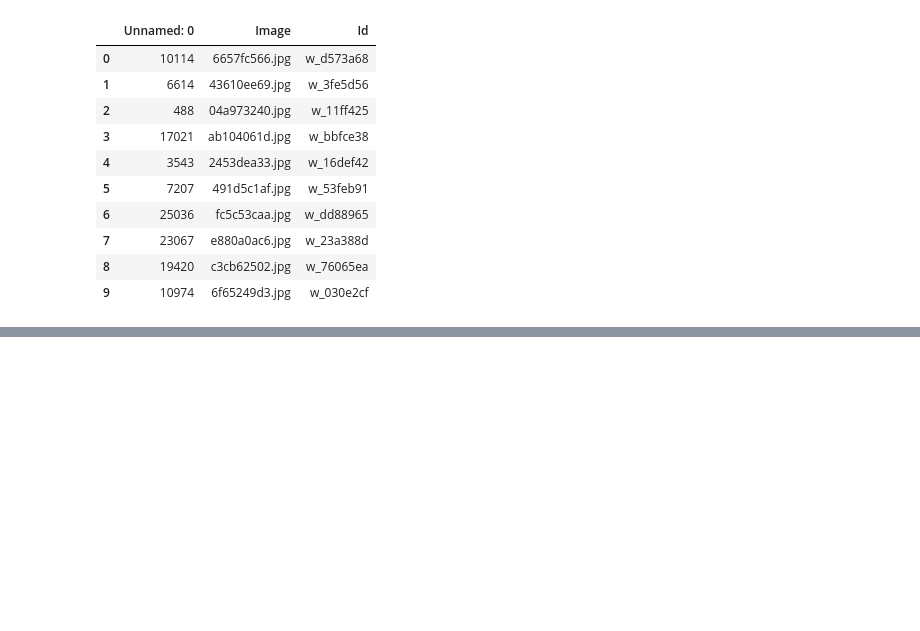
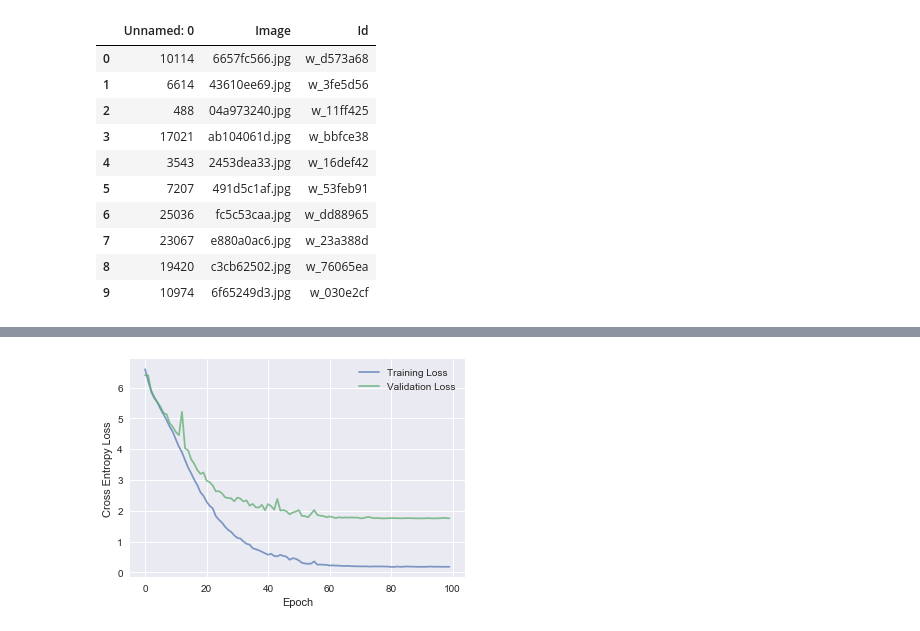
Before and after one commit to mkbwang/EECS442-Project, a Jupyter notebook: Prediction Score Calculation.ipynb, the cells around one changed output, grey strips where cells are left out. Drawn from its saved outputs; the diff is of its cells as text; code cells hidden in the pictures; blank space fills up the shorter version.

```diff
--- a/Prediction Score Calculation.ipynb
+++ b/Prediction Score Calculation.ipynb
@@ -95,0 +89,3 @@ array([0.03469342, 0.0391973 , 0.05077217, 0.05910869, 0.08134436],
+# %%
+with open("data/training_history_crop_aug.pkl", 'rb') as f:
+    history = pickle.load(f)
@@ -95,0 +99,11 @@ array([0.03469342, 0.0391973 , 0.05077217, 0.05910869, 0.08134436],
+# %%
+sns.set()
+plt.figure()
+plt.plot(history['loss'], label="Training Loss", alpha=0.7)
+plt.plot(history['val_loss'], label="Validation Loss", alpha=0.7)
+plt.legend()
+plt.xlabel("Epoch")
+plt.ylabel("Cross Entropy Loss")
+plt.savefig("Loss_Plot.pdf")
+# %% [output]
+[figure, added]
```
Also changed, not shown: parts of 12 cells of this notebook, 5 other files.
